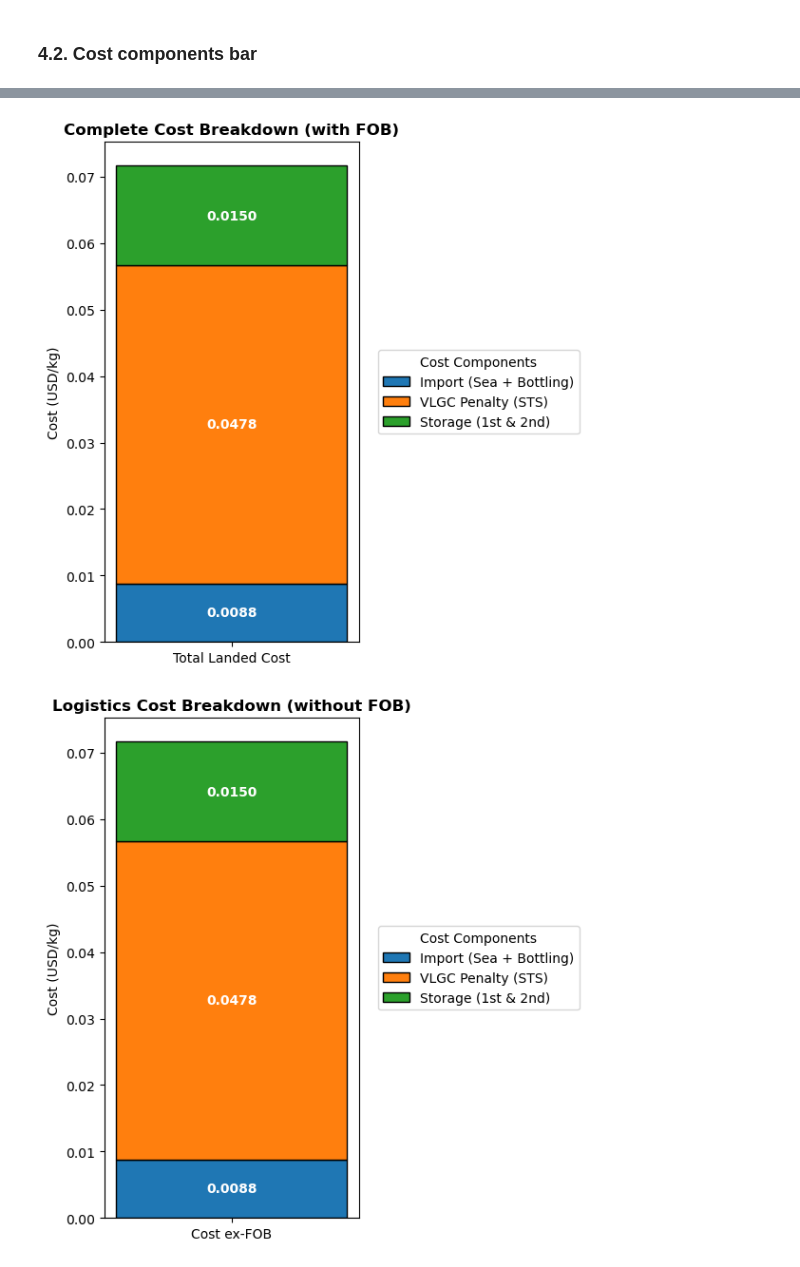
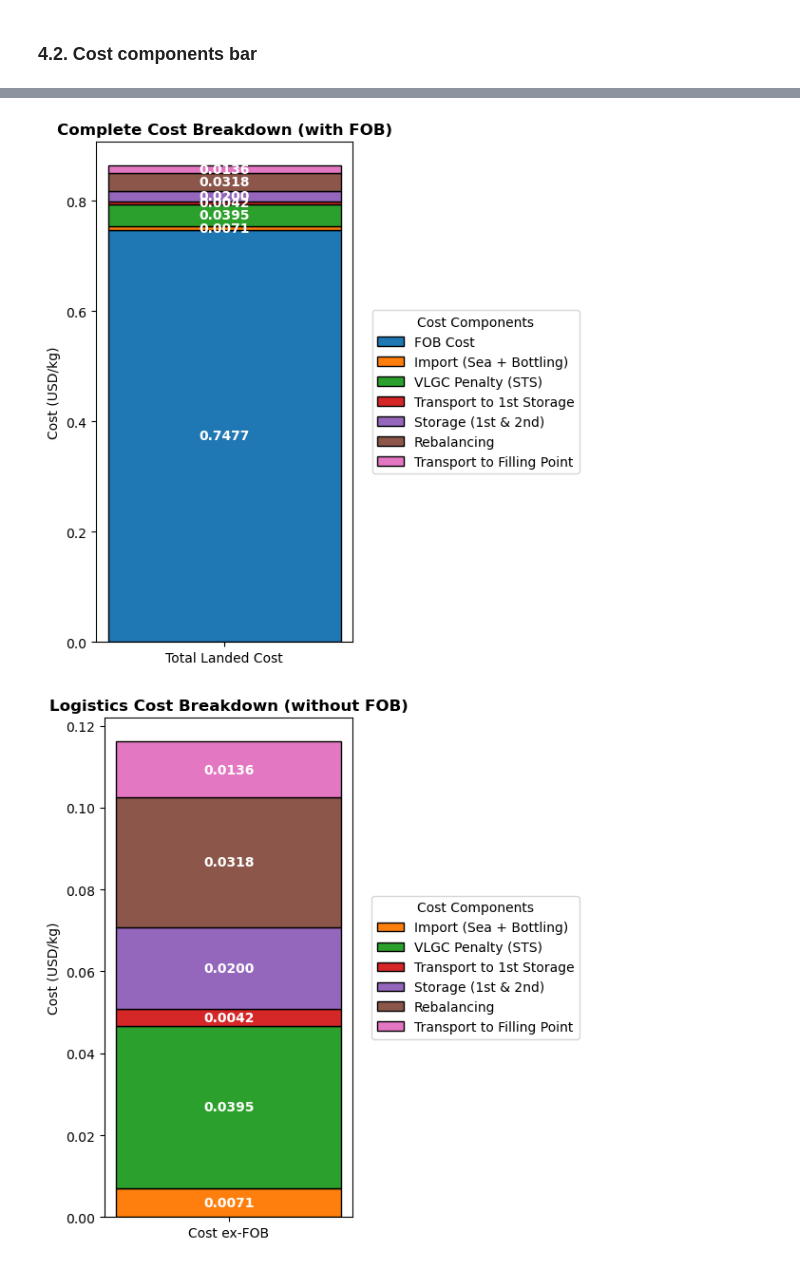
Before and after one commit to mattiacinchetti-max/OnStoveThesis, a Jupyter notebook: thesis/script_nostri/Supply_chain.ipynb, the cells around one changed output, grey strips where cells are left out. Saved outputs shown, nothing was run; the diff lists cells and outputs as text; code cells hidden in the pictures.

```diff
--- a/thesis/script_nostri/Supply_chain.ipynb
+++ b/thesis/script_nostri/Supply_chain.ipynb
@@ -2496,29 +2545,30 @@ tool.export_gpkg(points, data_dir, "allocated")
 points['ports'] = cost.ports(points['ports'], lpg_import_cost)
 points['border_points'] = cost.border_points(points['border_points'], lpg_import_cost, tanker)
 
-for import_layer in ['ports', 'border_points']:
-    points['primary_storage'] = cost.tracking(
-        layer1=points[import_layer],
-        layer2=points['primary_storage'],
-        layer1_name=import_layer,
-        layer2_name='primary_storage',
-        mode='convergence',
-        weight='percentage',
-        id_col='id_supply'
-    )
+points['primary_storage'] = cost.tracking(
+    layer1=tool.combine_layers(points, ['ports', 'border_points', 'gas_plants', 'refineries']),
+    layer2=points['primary_storage'],
+    layer1_name='supply',
+    layer2_name='primary_storage',
+    mode='convergence',
+    weight1='percentage',
+    weight2='percentage_supply',
+    id_col='id_supply'
+)
 
 tool.export_gpkg(points, data_dir, "3.1")
 # %% [markdown]
 ### 3.2. Cost of transport to storage
 # %%
 points['primary_storage'] = cost.transport(
-    layer1=tool.combine_supply_layers(points),
+    layer1=tool.combine_layers(points, ['ports', 'border_points', 'gas_plants', 'refineries']),
     layer2=points['primary_storage'],
     layer1_name='supply',
-    layer2_name='primary_storage',  # This is the name of the layer in layer1's nearest_* columns
+    layer2_name='primary_storage',
     vehicle=tanker,
     mode='convergence',
-    weight='percentage',
+    weight1='percentage',
+    weight2='percentage_supply',
     id_col='id_supply',
 )
 
@@ -3926,10 +3975,10 @@ avg_import_sea = safe_mean(filling, 'cost_import_sea')
 avg_pre_bottling = safe_mean(filling, 'cost_pre_bottling')
 avg_sts = safe_mean(filling, 'cost_sts')
 avg_import_land = safe_mean(filling, 'cost_import_land') + safe_mean(filling, 'cost_border_wait') + safe_mean(filling, 'cost_ferry')
-avg_transp1 = safe_mean(filling, 'cost_transport_to_storage')
+avg_transp1 = safe_mean(filling, 'cost_transport_supply_to_primary_storage')
 avg_storage_total = safe_mean(filling, 'cost_storage') + safe_mean(filling, 'cost_storage_second')
-avg_rebal = safe_mean(filling, 'cost_rebalancing')
-avg_transp2 = safe_mean(filling, 'cost_transport_storage_to_filling')
+avg_rebal = safe_mean(filling, 'cost_transport_primary_storage_to_primary_storage')
+avg_transp2 = safe_mean(filling, 'cost_transport_primary_storage_to_filling_points')
 avg_fob = safe_mean(filling, 'cost_source')
 
 # Debug: show available columns with 'cost' in name
@@ -4031,3 +4080,3 @@ Available cost columns in filling_points:
 Charts saved successfully!
-[figure, old version]
+[figure, new version]
-[figure, old version]
+[figure, new version]
```
Also changed, not shown: parts of 8 cells of this notebook, 3 other files.
